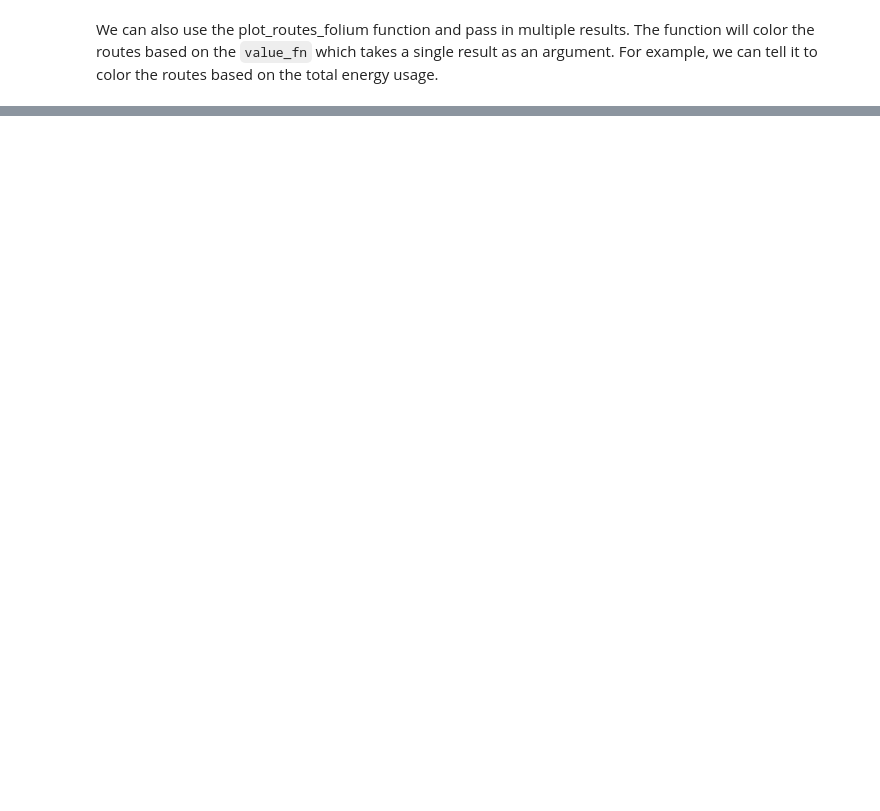
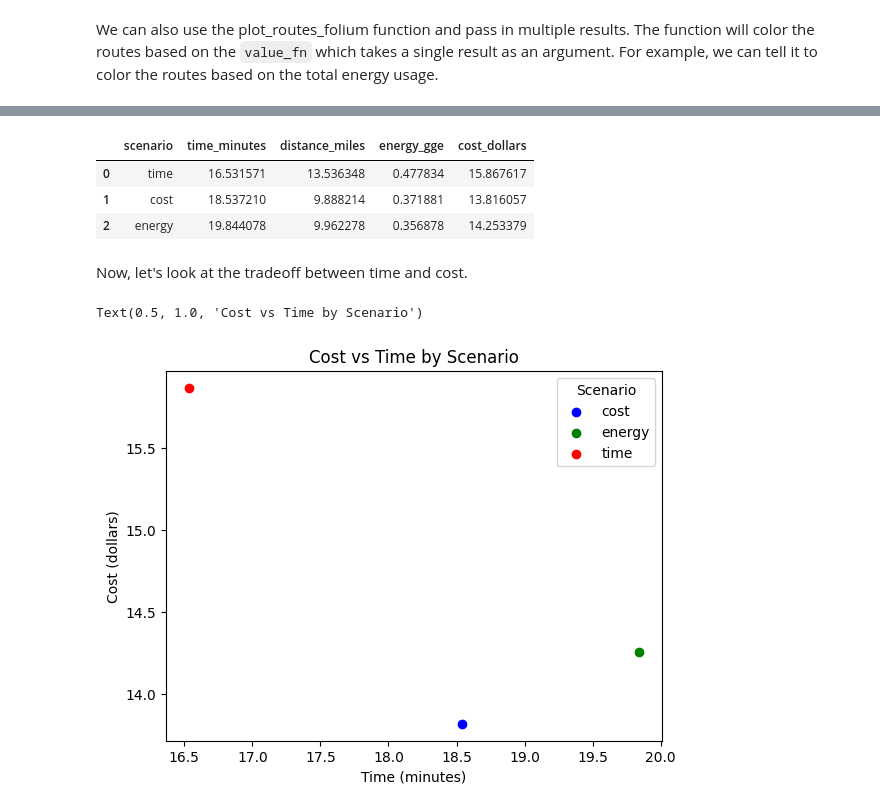
Before and after one commit to NREL/routee-compass, a Jupyter notebook: docs/notebooks/open_street_maps_example.ipynb, the cells around one changed output, grey strips where cells are left out. Saved outputs shown, nothing was run; the diff lists cells and outputs as text; code cells hidden in the pictures; blank space fills up the shorter version.

```diff
--- a/docs/notebooks/open_street_maps_example.ipynb
+++ b/docs/notebooks/open_street_maps_example.ipynb
@@ -47,7 +60,7 @@ These are configurations for the compass application. Take a look [here](https:/
 Now we can load the application from one of our config files.
 We'll pick `osm_default_energy.toml` for computing energy optimal routes.
 # %%
-app = CompassApp.from_config_file("golden_co/osm_default_energy.toml")
+app = CompassApp.from_config_file("denver_co/osm_default_energy.toml")
 # %% [markdown]
 ###  Queries
 
@@ -204,0 +217,35 @@ m
+# %%
+c = []
+for r in results:
+    c.append({
+        "scenario": r["request"]["name"],
+        "time_minutes": r["traversal_summary"]["time"],
+        "distance_miles": r["traversal_summary"]["distance"],
+        "energy_gge": r["traversal_summary"]["vehicle"]["energy_liquid"],
+        "cost_dollars": r["cost_summary"]["cost"]["total_cost"],
+    })
+# %%
+df = pd.DataFrame(c)
+# %%
+df
+# %% [output]
+|  | scenario | time_minutes | distance_miles | energy_gge | cost_dollars |
+| 0 | time | 16.531571 | 13.536348 | 0.477834 | 15.867617 |
+| 1 | cost | 18.537210 | 9.888214 | 0.371881 | 13.816057 |
+| 2 | energy | 19.844078 | 9.962278 | 0.356878 | 14.253379 |
+# %% [markdown]
+Now, let's look at the tradeoff between time and cost.
+# %%
+fig, ax = plt.subplots()
+colors = {'time':'red', 'cost':'blue', 'energy':'green'}
+
+for scenario, group in df.groupby('scenario'):
+    ax.scatter(group['time_minutes'], group['cost_dollars'], color=colors[scenario], label=scenario)
+
+ax.set_xlabel('Time (minutes)')
+ax.set_ylabel('Cost (dollars)')
+ax.legend(title='Scenario')
+plt.title('Cost vs Time by Scenario')
+# %% [output]
+Text(0.5, 1.0, 'Cost vs Time by Scenario')
+[figure, added]
```
Also changed, not shown: parts of 23 cells of this notebook, 3 other files.
